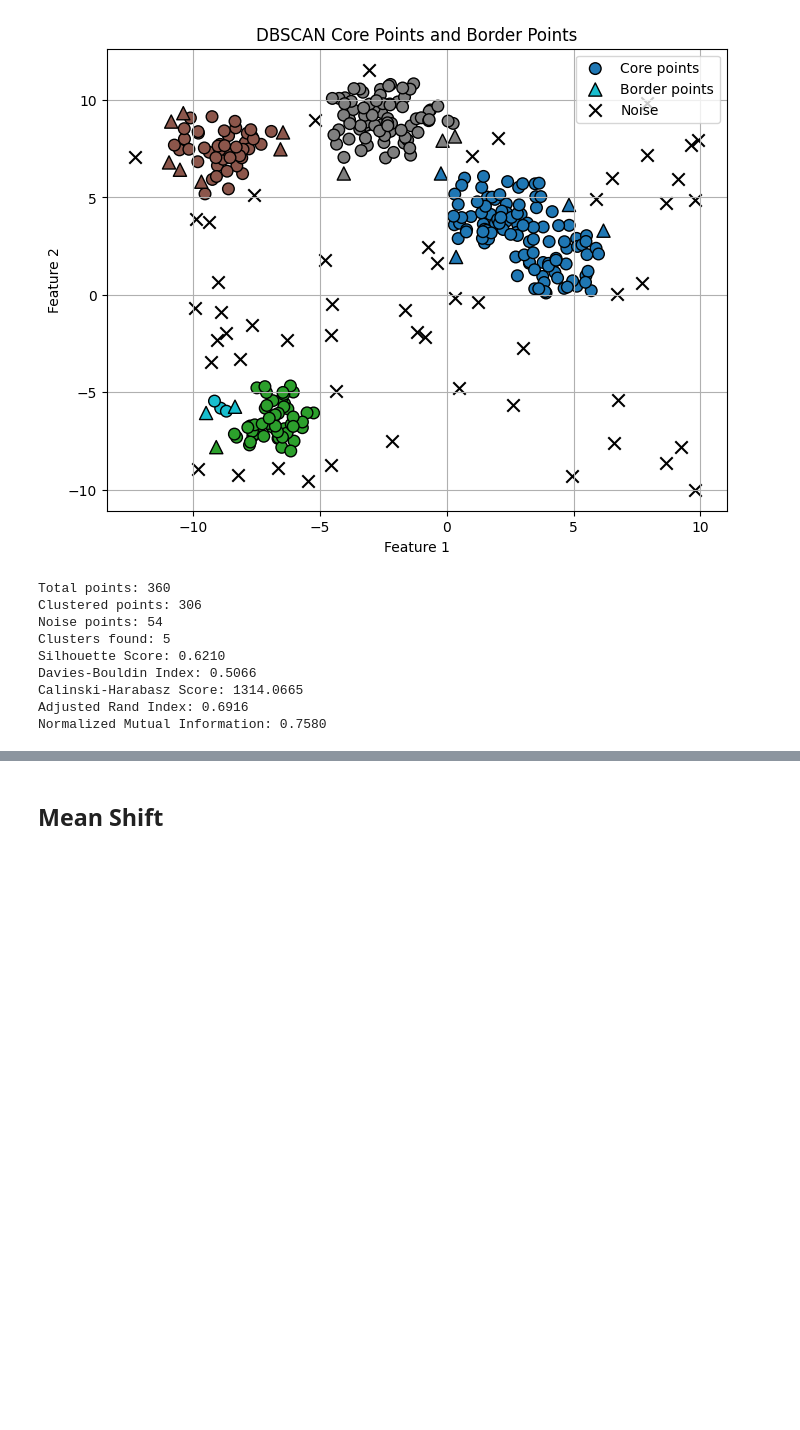
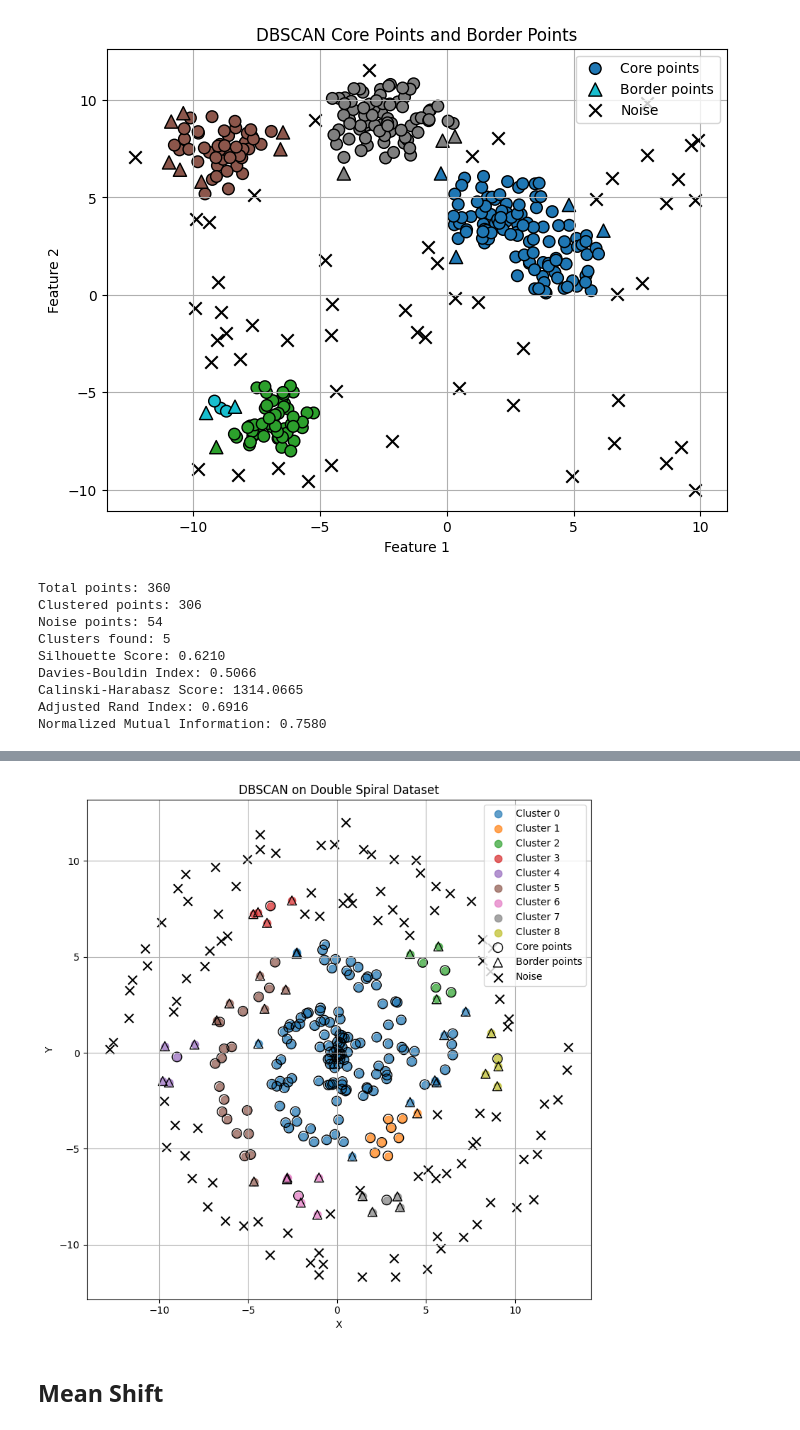
Before and after one commit to wumboingwumbos/ImageProcessing, a Jupyter notebook: Pattern_Rec_ECE5363/Project_5/Bartley_Hossain.ipynb, the cells around one changed output, grey strips where cells are left out. Saved outputs shown, nothing was run; the diff lists cells and outputs as text; code cells hidden in the pictures; blank space fills up the shorter version.

Commit message:
DBSCAN done

```diff
--- a/Pattern_Rec_ECE5363/Project_5/Bartley_Hossain.ipynb
+++ b/Pattern_Rec_ECE5363/Project_5/Bartley_Hossain.ipynb
@@ -418,2 +497,65 @@ Saved synthetic data to gmm_dbscan_results\synthetic_data_3_components.png
+# %%
+# test dbscan on spiral data
+dbscan_spiral = DBSCAN(eps=1.5, min_samples=5)
+spiral_dbscan_labels = dbscan_spiral.fit_predict(spiral_data)
+# Visualize DBSCAN result on double spiral
+fig, ax = plt.subplots(figsize=(8, 8))
+core_indices_spiral = set(dbscan_spiral.core_sample_indices_)
+core_mask_spiral = np.array([idx in core_indices_spiral for idx in range(len(spiral_data))])
+border_mask_spiral = (spiral_dbscan_labels != -1) & ~core_mask_spiral
+noise_mask_spiral = spiral_dbscan_labels == -1
+unique_cluster_labels_spiral = sorted(label for label in np.unique(spiral_dbscan_labels) if label != -1)
+palette_spiral = plt.cm.tab10(np.arange(max(len(unique_cluster_labels_spiral), 1)))
+cluster_color_map_spiral = {cluster_label: palette_spiral[i % len(palette_spiral)] for i, cluster_label in enumerate(unique_cluster_labels_spiral)}
+for cluster_label in unique_cluster_labels_spiral:
+    cluster_mask = spiral_dbscan_labels == cluster_label
+    ax.scatter(
+        spiral_data[cluster_mask, 0],
+        spiral_data[cluster_mask, 1],
+        s=55,
+        color=cluster_color_map_spiral[cluster_label],
+        alpha=0.7,
+        label=f'Cluster {cluster_label}'
+    )
+if np.any(core_mask_spiral):
+    ax.scatter(
+        spiral_data[core_mask_spiral, 0],
+        spiral_data[core_mask_spiral, 1],
+        s=95,
+        facecolors='none',
+        edgecolors='black',
+        linewidths=1.0,
+        marker='o',
+        label='Core points'
+    )
+if np.any(border_mask_spiral):
+    ax.scatter(
+        spiral_data[border_mask_spiral, 0],
+        spiral_data[border_mask_spiral, 1],
+        s=85,
+        facecolors='none',
+        edgecolors='black',
+        linewidths=1.0,
+        marker='^',
+        label='Border points'
+    )
+if np.any(noise_mask_spiral):
+    ax.scatter(
+        spiral_data[noise_mask_spiral, 0],
+        spiral_data[noise_mask_spiral, 1],
+        s=80,
+        color='black',
+        marker='x',
+        label='Noise'
+    )
+ax.set_title('DBSCAN on Double Spiral Dataset')
+ax.set_xlabel('X')
+ax.set_ylabel('Y')
+ax.legend(loc='best')
+ax.grid(True)
+plt.tight_layout()
+plt.show()
+# %% [output]
+[figure, added]
 # %% [markdown]
 ## Mean Shift ##
```
Also changed, not shown: parts of 4 cells of this notebook, 3 other files.
